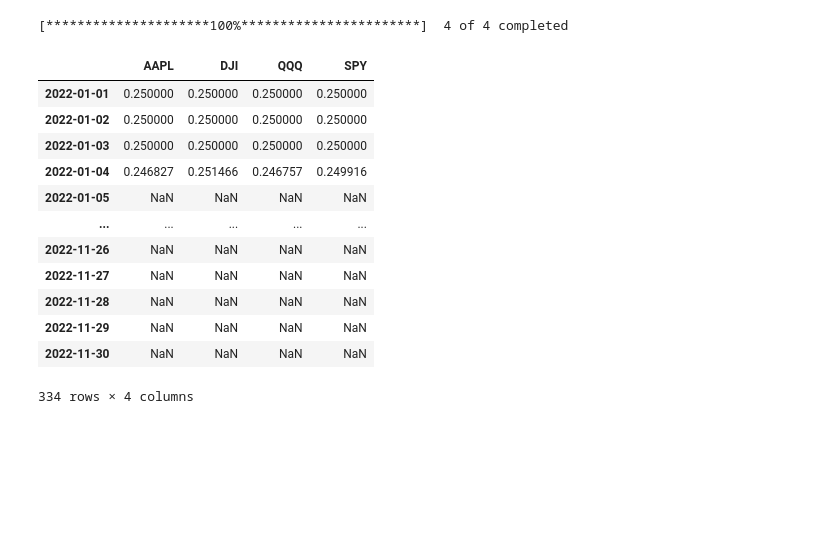
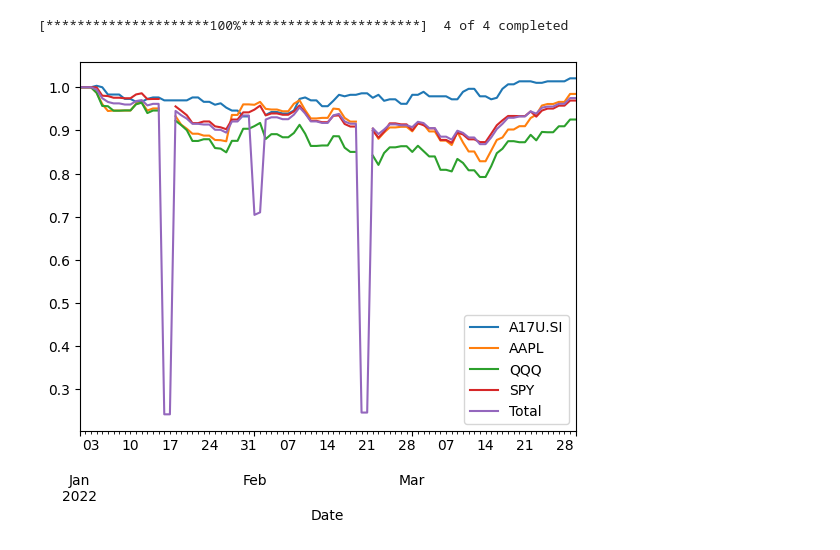
Before and after one commit to typokills/Coding_Projects, a Jupyter notebook: Financial Analysis Classes.ipynb, the cells around one changed output. Cells and saved outputs as stored; diff of their text form; code cells hidden in the pictures; blank space fills up the shorter version.

Commit message:
Performance plotting added
Will need to fix a gap in the US securities when a SG security is added to the portfolio.

```diff
--- a/Financial Analysis Classes.ipynb
+++ b/Financial Analysis Classes.ipynb
@@ -13,16 +15,16 @@ class perf_analysis():
         #Clean weights file
         self.weights = pd.read_excel(addr_weight)
         self.weights.set_index('Date',inplace=True)
-        self.weights = self.clean_weights()
 
         #Extract tickers into a list
         self.lst_tickers = self.weights.columns.values.tolist()
 
-    def clean_weights(self):
-        start_date = min(self.weights.index.strftime('%Y-%m-%d'))
-        end_date = max(self.weights.index.strftime('%Y-%m-%d'))
-        time_period = pd.date_range(start_date,end_date)
-        df_weight = self.weights.reindex(time_period,method='nearest')
+    def clean_weights(self,dt_start,dt_end):
+        if dt_start < min(self.weights.index.strftime('%Y-%m-%d')):
+            raise Exception('Start date before fund inception.')
+        else:
+            time_period = pd.date_range(dt_start,dt_end)
+            df_weight = self.weights.reindex(time_period,method='ffill')
         return df_weight
 
     def get_data(self,stocks, start, end, field):
@@ -33,10 +35,13 @@ class perf_analysis():
         return(output)
 
     def cal_perf(self,dt_start,dt_end,str_field ='Adj Close'):
+        df_weights = self.clean_weights(dt_start,dt_end)
+
         df_price = self.get_data(self.lst_tickers,dt_start,dt_end,str_field)
         df_period = df_price.loc[dt_start:dt_end,:]
         df_norm = df_period / df_period.iloc[0]
-        df_total = df_norm * self.weights
+        df_total = df_norm * df_weights
+        df_total['Total'] = df_total.sum(axis=1)
         return df_total
 
     #to prevent direct calling of weights and tickers
@@ -47,22 +52,20 @@ class perf_analysis():
     @property
     def port_tickers(self):
         return self.lst_tickers
+
+    def plot_perf(self,dt_start,dt_end):
+        df = self.cal_perf(dt_start,dt_end)
+        df = df / df.iloc[0,:]
+        ax = df.plot(xlabel = 'Date',ylabel = '',
+#                     subplots = True, layout = (5,-1), sharex=True #use -1 in col to auto calculate
+                    )
 # %%
 addr_file = r'C:\Users\chins\Downloads\Finance_Test_File.xlsx'
 perf = perf_analysis(addr_file)
-perf.cal_perf('2022-01-01','2022-11-30')
+# perf.clean_weights('2022-01-01','2022-03-30').tail()
+# perf.get_data('DJI','2022-01-01','2022-03-30','Adj Close')
+# perf.cal_perf('2022-01-01','2022-01-30')
+perf.plot_perf('2022-01-01','2022-0-30')
 # %% [output]
 [*********************100%***********************]  4 of 4 completed
-|  | AAPL | DJI | QQQ | SPY |
-| 2022-01-01 | 0.250000 | 0.250000 | 0.250000 | 0.250000 |
-| 2022-01-02 | 0.250000 | 0.250000 | 0.250000 | 0.250000 |
-| 2022-01-03 | 0.250000 | 0.250000 | 0.250000 | 0.250000 |
-| 2022-01-04 | 0.246827 | 0.251466 | 0.246757 | 0.249916 |
-| 2022-01-05 | NaN | NaN | NaN | NaN |
-| ... | ... | ... | ... | ... |
-| 2022-11-26 | NaN | NaN | NaN | NaN |
-| 2022-11-27 | NaN | NaN | NaN | NaN |
-| 2022-11-28 | NaN | NaN | NaN | NaN |
-| 2022-11-29 | NaN | NaN | NaN | NaN |
-| 2022-11-30 | NaN | NaN | NaN | NaN |
-334 rows × 4 columns
+[figure, added]
```
Also changed, not shown: parts of 3 cells of this notebook.
